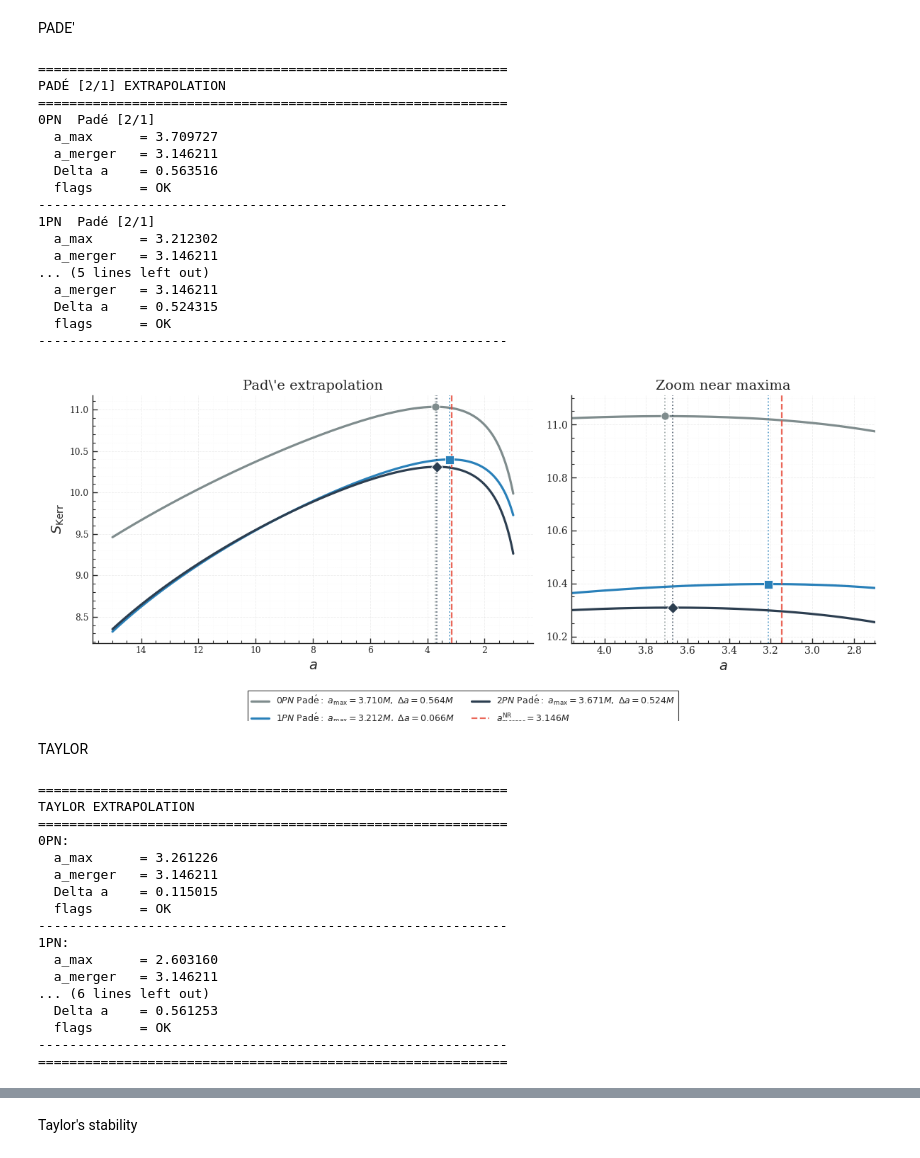
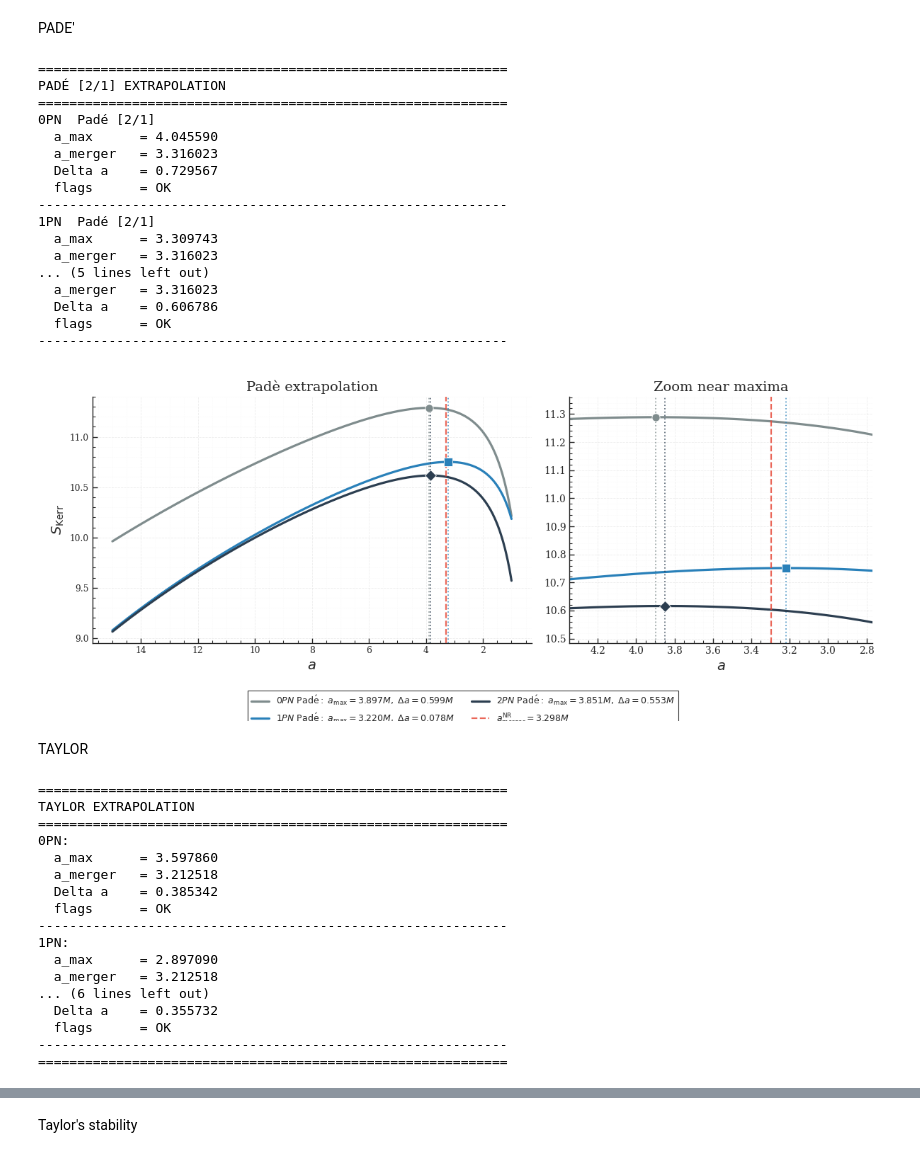
Before and after one commit to giacomobrugali/Entropy-conjecture, a Jupyter notebook: Entropy-conjecture/PostNewtonian_Analysis/0PN_1PN_2PN_Comparison.ipynb, the cells around one changed output, grey strips where cells are left out. Cells and saved outputs as stored; diff of their text form; code cells hidden in the pictures.

```diff
--- a/Entropy-conjecture/PostNewtonian_Analysis/0PN_1PN_2PN_Comparison.ipynb
+++ b/Entropy-conjecture/PostNewtonian_Analysis/0PN_1PN_2PN_Comparison.ipynb
@@ -1187,9 +1187,9 @@ catalog_df = pd.read_sql_query("SELECT * FROM catalog",conn)
 display(catalog_df[["spin_geometry", "category", "priority", "theta1_deg", "theta2_deg", "dphi_deg"]].drop_duplicates().sort_values(["priority", "category", "spin_geometry"]).reset_index(drop=True))
 
 target_q = 0.3
-target_chi1 = 0.40
+target_chi1 = 0.20
 target_chi2 = 0.20
-target_spin_geometry = "primary_tilted_secondary_aligned"
+target_spin_geometry = "moderately_precessing_quadrature"
 
 mask = ((catalog_df["status"] == "simulated")& np.isclose(catalog_df["q"], target_q)& np.isclose(catalog_df["chi1"], target_chi1)& np.isclose(catalog_df["chi2"], target_chi2)& (catalog_df["spin_geometry"] == target_spin_geometry))
 matching_configs = catalog_df[mask].copy().reset_index(drop=True)
@@ -2034,17 +2034,17 @@ for _, row in results_pade_all_df.iterrows():
 PADÉ [2/1] EXTRAPOLATION
 ============================================================
 0PN  Padé [2/1]
-  a_max      = 3.709727
-  a_merger   = 3.146211
-  Delta a    = 0.563516
+  a_max      = 4.045590
+  a_merger   = 3.316023
+  Delta a    = 0.729567
   flags      = OK
 ------------------------------------------------------------
 1PN  Padé [2/1]
-  a_max      = 3.212302
-  a_merger   = 3.146211
+  a_max      = 3.309743
+  a_merger   = 3.316023
 ... (5 lines left out)
-  a_merger   = 3.146211
-  Delta a    = 0.524315
+  a_merger   = 3.316023
+  Delta a    = 0.606786
   flags      = OK
 ------------------------------------------------------------
 # %%
@@ -2139,7 +2139,7 @@ ax.axvline(
 ax.invert_xaxis()
 ax.set_xlabel(r"$a$")
 ax.set_ylabel(r"$S_{\rm Kerr}$")
-ax.set_title(r"Pad\'e extrapolation")
+ax.set_title(r"Padè extrapolation")
 
 # 2. Dynamic Zoom Calculation
 a_focus_min = min(focus_a_values)
@@ -2199,37 +2199,37 @@ axz.axvline(
     alpha=0.85
 )
 
-axz.set_xlim(x_high, x_low)  # (High to low handles the axis inversion automatically)
+axz.set_xlim(x_high, x_low)
 axz.set_ylim(ymin_focus - y_margin, ymax_focus + y_margin)
 axz.set_xlabel(r"$a$")
 axz.set_title("Zoom near maxima")
 axz.tick_params(axis="both", labelsize=10)
 
 # 4. Styling and Universal Legends
 for axis in [ax, axz]:
     axis.minorticks_on()
     axis.grid(True, which="major", linestyle="--", linewidth=0.6, alpha=0.35)
     axis.grid(True, which="minor", linestyle=":", linewidth=0.4, alpha=0.18)
 
 handles, labels = ax.get_legend_handles_labels()
 
 fig.legend(
     handles,
     labels,
     frameon=True,
     shadow=False,
     fancybox=False,
     edgecolor="black",
     loc="lower center",
     bbox_to_anchor=(0.5, -0.04),
     ncol=2
 )
 
 sns.despine()
 plt.tight_layout(rect=[0, 0.10, 1, 1])
 plt.show()
 # %% [output]
-[figure, old version]
+[figure, new version]
 # %% [markdown]
 TAYLOR
 # %%
@@ -2557,7 +2557,7 @@ for pn_label, data in taylor_inputs.items():
         degree_Ebind=3,
         degree_chi=3,
         a_extrap_max=15.0,
-        a_extrap_min=1.0,
+        a_extrap_min=2.0,
         n_extrap=10000,
         sigma_power=1.0
     )
@@ -2587,16 +2587,16 @@ print("============================================================")
 TAYLOR EXTRAPOLATION
 ============================================================
 0PN:
-  a_max      = 3.261226
-  a_merger   = 3.146211
-  Delta a    = 0.115015
+  a_max      = 3.597860
+  a_merger   = 3.212518
+  Delta a    = 0.385342
   flags      = OK
 ------------------------------------------------------------
 1PN:
-  a_max      = 2.603160
-  a_merger   = 3.146211
+  a_max      = 2.897090
+  a_merger   = 3.212518
 ... (6 lines left out)
-  Delta a    = 0.561253
+  Delta a    = 0.355732
   flags      = OK
 ------------------------------------------------------------
 ============================================================
```
Also changed, not shown: parts of 11 cells of this notebook, 3 other files.
